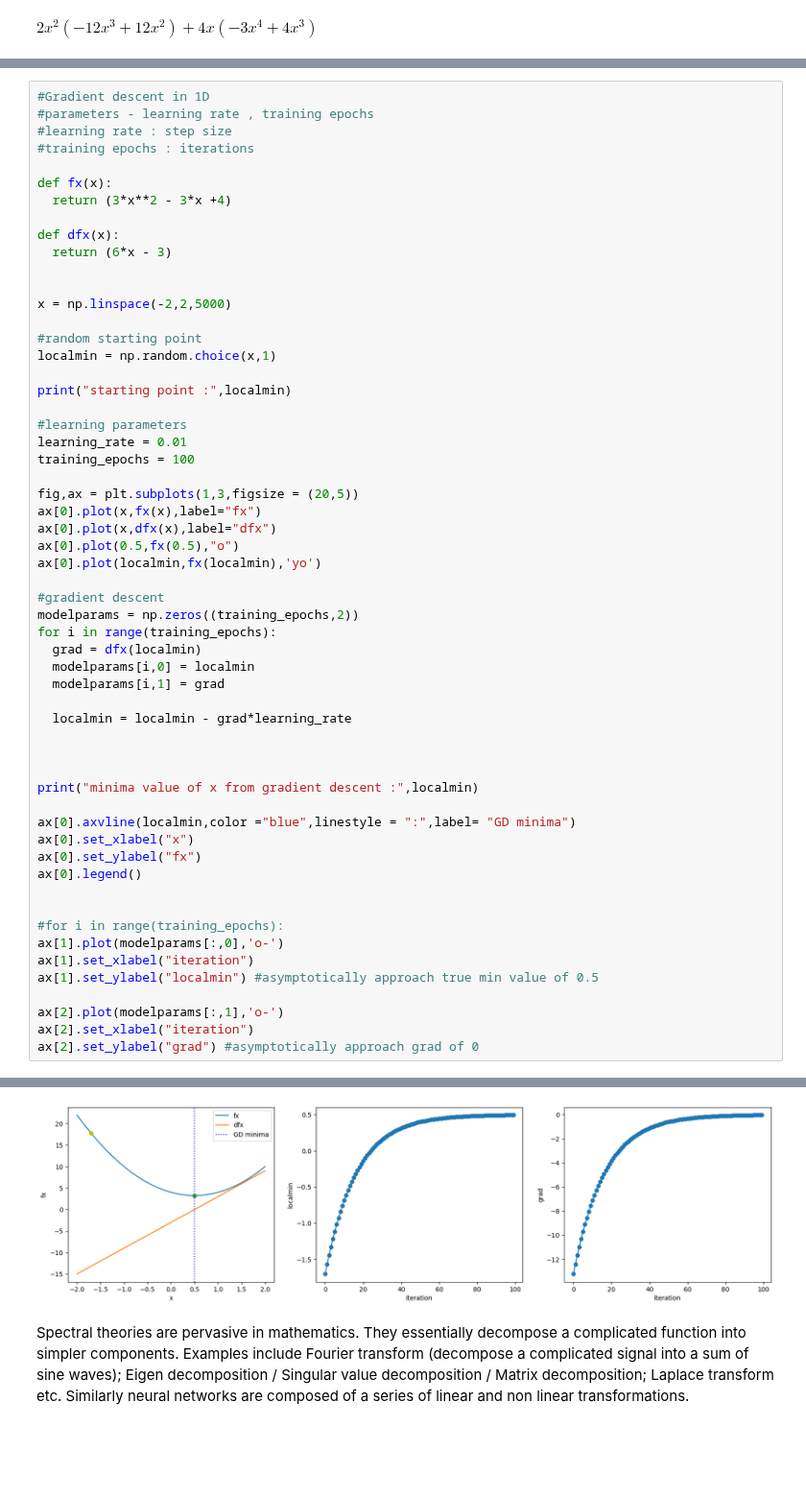
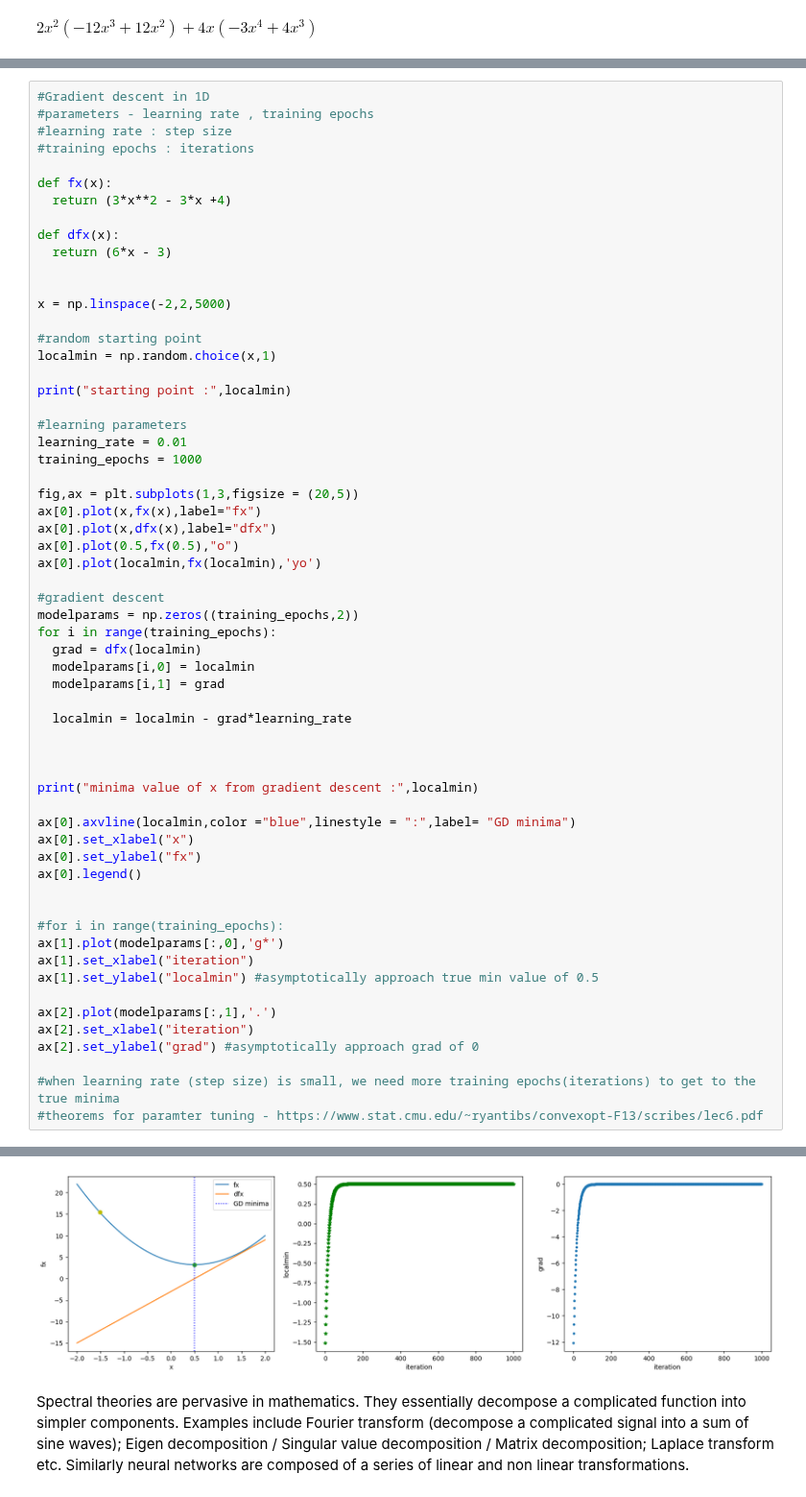
Before and after one commit to taruvaid/Fourier-Neural-Operators, a Jupyter notebook: gradient_descent.ipynb, the cells around one changed output, grey strips where cells are left out. Shown at 96% size. Drawn from its saved outputs; the diff is of its cells as text; blank space fills up the shorter version.

```diff
--- a/gradient_descent.ipynb
+++ b/gradient_descent.ipynb
@@ -712,7 +712,7 @@ print("starting point :",localmin)
 
 #learning parameters
 learning_rate = 0.01
-training_epochs = 100
+training_epochs = 1000
 
 fig,ax = plt.subplots(1,3,figsize = (20,5))
 ax[0].plot(x,fx(x),label="fx")
@@ -740,11 +740,14 @@ ax[0].legend()
 
 
 #for i in range(training_epochs):
-ax[1].plot(modelparams[:,0],'o-')
+ax[1].plot(modelparams[:,0],'g*')
 ax[1].set_xlabel("iteration")
 ax[1].set_ylabel("localmin") #asymptotically approach true min value of 0.5
 
-ax[2].plot(modelparams[:,1],'o-')
+ax[2].plot(modelparams[:,1],'.')
 ax[2].set_xlabel("iteration")
 ax[2].set_ylabel("grad") #asymptotically approach grad of 0
+
+#when learning rate (step size) is small, we need more training epochs(iterations) to get to the true minima
+#theorems for paramter tuning - https://www.stat.cmu.edu/~ryantibs/convexopt-F13/scribes/lec6.pdf
 # %% [output]
@@ -753,4 +756,4 @@ minima value of x from gradient descent : [0.49547118]
 Text(0, 0.5, 'grad')
-[figure, old version]
+[figure, new version]
 # %% [markdown]
 Spectral theories are pervasive in mathematics. They essentially decompose a complicated function into simpler components. Examples include Fourier transform (decompose a complicated signal into a sum of sine waves); Eigen decomposition / Singular value decomposition / Matrix decomposition; Laplace transform  etc. Similarly neural networks are composed of a series of linear and non linear transformations.
```
Also changed, not shown: parts of 1 cell of this notebook.
